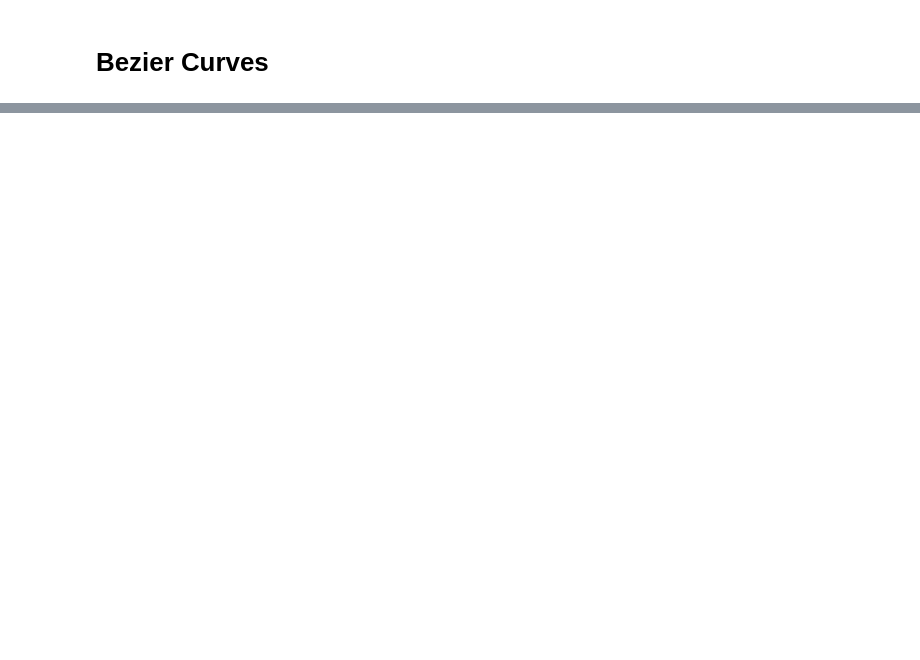
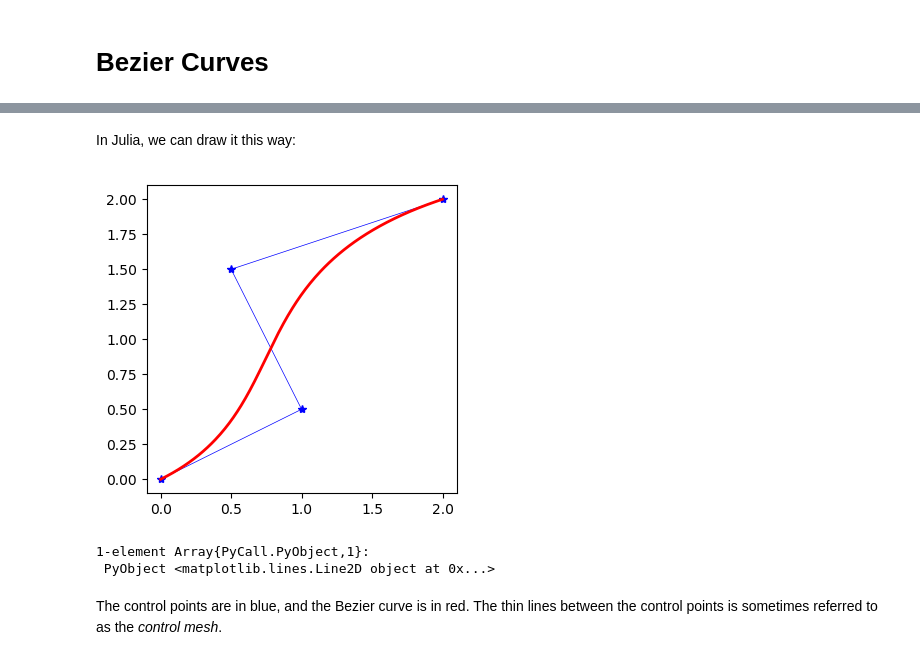
Before and after one commit to schmidticus/testrepo_jupytertest1, a Jupyter notebook: Test1.ipynb, the cells around one changed output, grey strips where cells are left out. Saved outputs shown, nothing was run; the diff lists cells and outputs as text; code cells hidden in the pictures; blank space fills up the shorter version.

```diff
--- a/Test1.ipynb
+++ b/Test1.ipynb
@@ -191,0 +230,41 @@ $$
+# %% [markdown]
+In Julia, we can draw it this way:
+# %%
+using PyPlot
+plt = PyPlot
+
+# Cubic bezier curve
+p = 3
+
+# The spatial dimension
+dim_s = 2
+
+# The control points
+P = Array{Float64,2}([
+        0.0 1.0 0.5 2.0
+        0.0 0.5 1.5 2.0 ])
+
+# Compute the curve position at each value of t.
+h = 0.005
+t = collect(0:h:1)[:]
+X = zeros(dim_s,length(t))
+for i = 1:length(t)
+    for d = 1:dim_s
+        X[d,i] = 0.0
+        for k = 1:(p+1)
+            X[d,i] += P[d,k] * bernstein_basis(k,p,t[i])
+        end
+    end
+end
+
+# Draw the curve
+figure_size = (4, 4)
+plt.figure(figsize=figure_size)
+plt.plot(P[1,:],P[2,:],"-*",color="b",linewidth=0.5)
+plt.plot(X[1,:],X[2,:],"-",color="r",linewidth=2)
+# %% [output]
+[figure, added]
+1-element Array{PyCall.PyObject,1}:
+ PyObject <matplotlib.lines.Line2D object at 0x...>
+# %% [markdown]
+The control points are in blue, and the Bezier curve is in red.  The thin lines between the control points is sometimes referred to as the *control mesh*.
```
Also changed, not shown: parts of 4 cells of this notebook.
